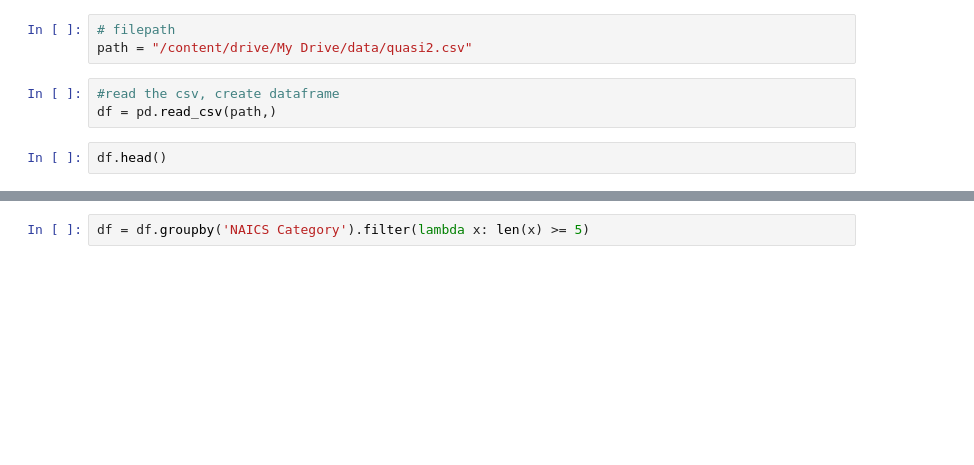
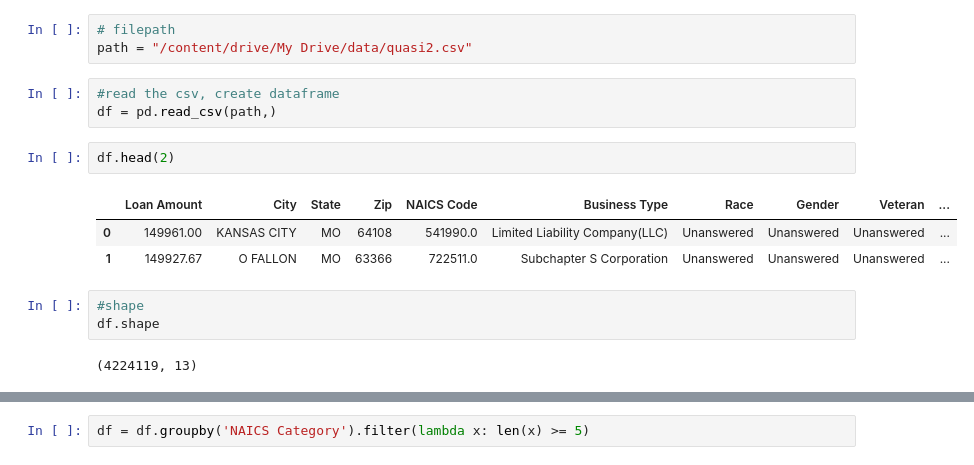
Before and after one commit to sherirosalia/cash_for_covid_clean_machine_pipeline, a Jupyter notebook: pandas_csv_cleaning/clean_ppp3.ipynb, the cells around one changed output, grey strips where cells are left out. Cells and saved outputs as stored; diff of their text form; blank space fills up the shorter version.

```diff
--- a/pandas_csv_cleaning/clean_ppp3.ipynb
+++ b/pandas_csv_cleaning/clean_ppp3.ipynb
@@ -34,4 +36,13 @@ path = "/content/drive/My Drive/data/quasi2.csv"
 #read the csv, create dataframe
 df = pd.read_csv(path,)
 # %%
-df.head()
+df.head(2)
+# %% [output]
+|  | Loan Amount | City | State | Zip | NAICS Code | Business Type | Race | Gender | Veteran | ... |
+| 0 | 149961.00 | KANSAS CITY | MO | 64108 | 541990.0 | Limited Liability Company(LLC) | Unanswered | Unanswered | Unanswered | ... |
+| 1 | 149927.67 | O FALLON | MO | 63366 | 722511.0 | Subchapter S Corporation | Unanswered | Unanswered | Unanswered | ... |
+# %%
+#shape
+df.shape
+# %% [output]
+(4224119, 13)
```
Also changed, not shown: parts of 80 cells of this notebook.
